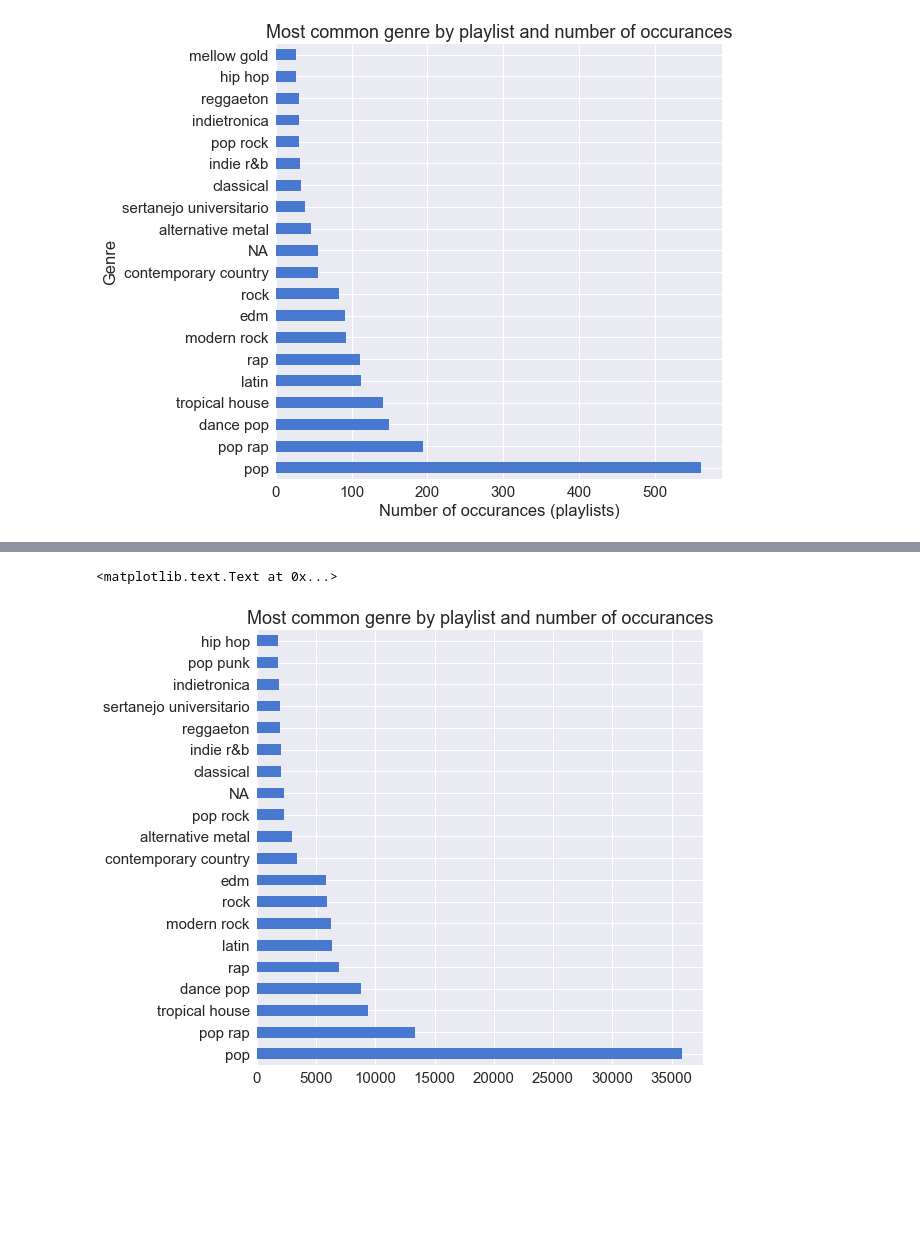
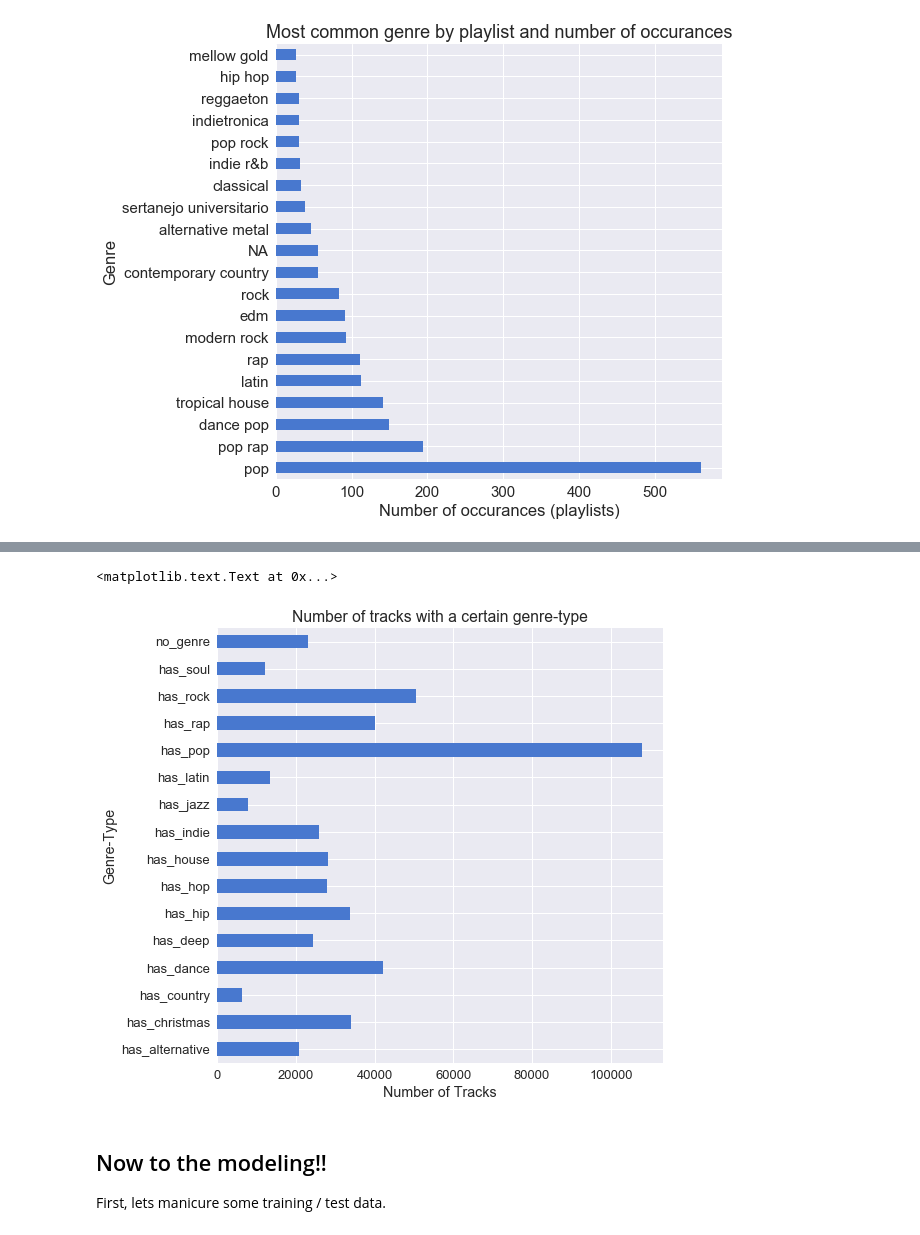
Before and after one commit to ac209-project/ac209-project, a Jupyter notebook: cs109a_final_project.ipynb, the cells around one changed output, grey strips where cells are left out. Saved outputs shown, nothing was run; the diff lists cells and outputs as text; code cells hidden in the pictures; blank space fills up the shorter version.

Commit message:
add cleaned up project notebook up to modeling section

```diff
--- a/cs109a_final_project.ipynb
+++ b/cs109a_final_project.ipynb
@@ -290,7 +265,17 @@ ax.set_ylabel('Genre')
 # %%
-fig, ax = plt.subplots(figsize=(8,8))
-df_full['mode_genre'].value_counts()[:20].plot(kind='barh',color='b',ax=ax)
-ax.set_title('Most common genre by playlist and number of occurances')
+fig,ax = plt.subplots(figsize=(8,8))
+
+mc_genres = ['has_alternative', 'has_christmas', 'has_country', 'has_dance',
+       'has_deep', 'has_hip', 'has_hop', 'has_house', 'has_indie', 'has_jazz',
+       'has_latin', 'has_pop', 'has_rap', 'has_rock', 'has_soul','no_genre']
+df_full[mc_genres].sum(axis=0).plot(kind='barh',color='b',ax=ax)
+ax.set_title('Number of tracks with a certain genre-type')
+ax.set_ylabel('Genre-Type')
+ax.set_xlabel('Number of Tracks')
 # %% [output]
 <matplotlib.text.Text at 0x...>
-[figure, old version]
+[figure, new version]
+# %% [markdown]
+## Now to the modeling!!
+
+First, lets manicure some training / test data.
```
Also changed, not shown: parts of 9 cells of this notebook.
